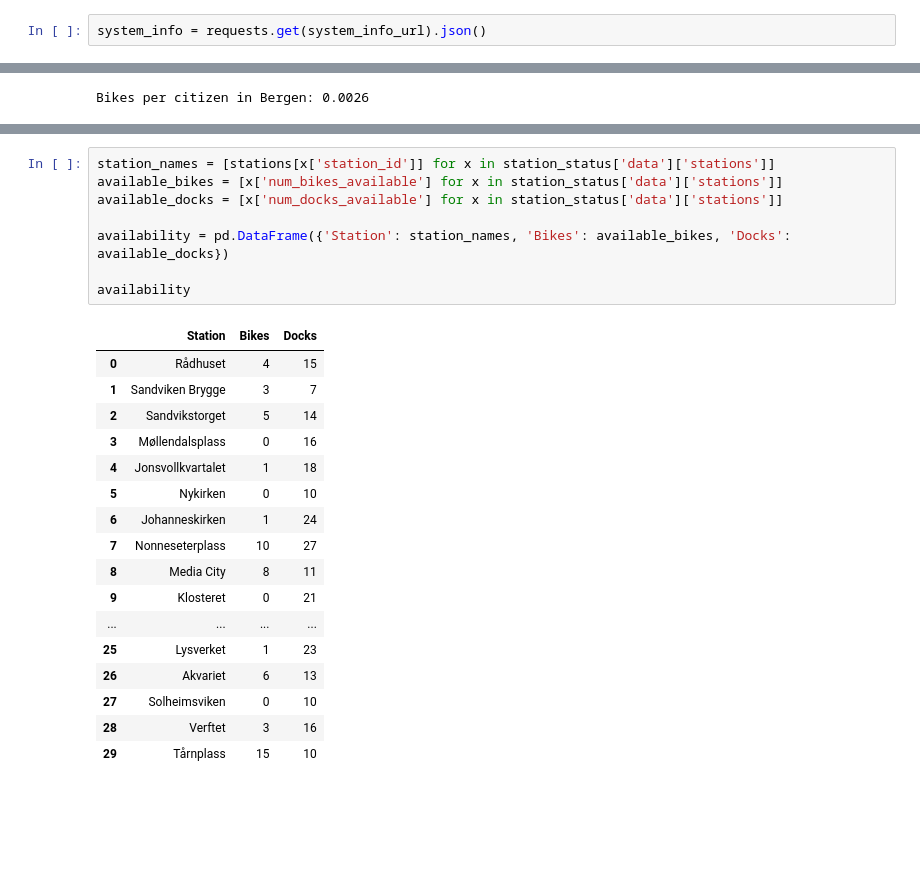
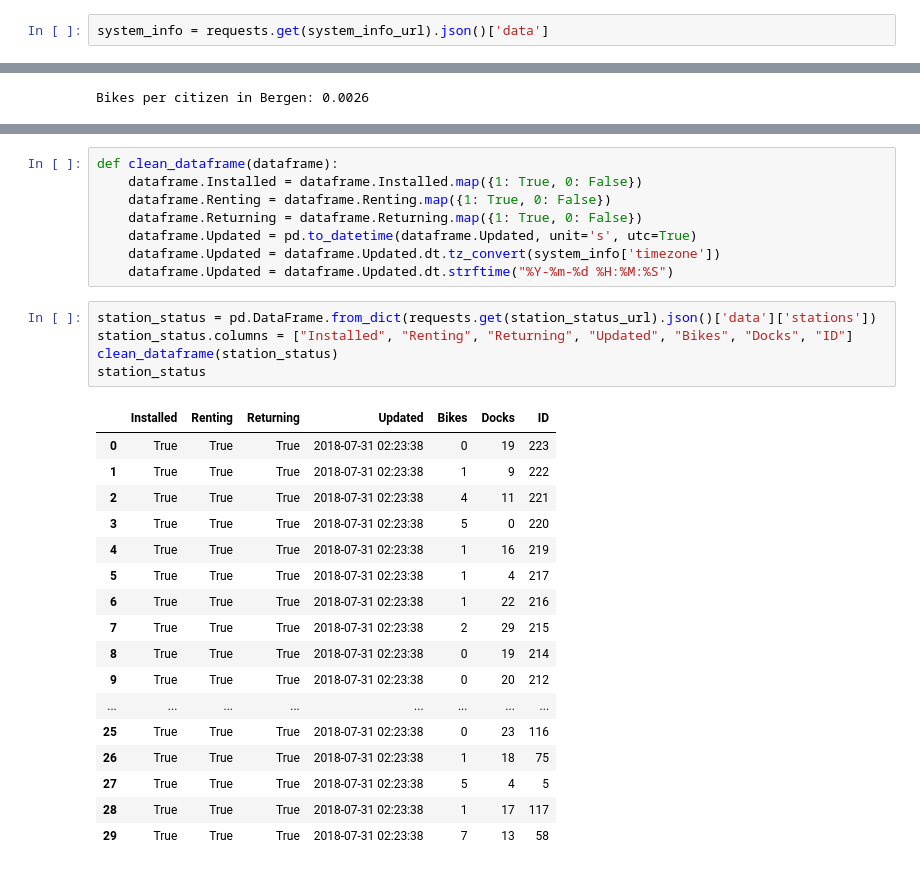
Before and after one commit to sondr3/jupyter-fun, a Jupyter notebook: Bergen Bysykkel API.ipynb, the cells around one changed output, grey strips where cells are left out. Saved outputs shown, nothing was run; the diff lists cells and outputs as text; blank space fills up the shorter version.

```diff
--- a/Bergen Bysykkel API.ipynb
+++ b/Bergen Bysykkel API.ipynb
@@ -17,7 +18,7 @@ system_info_url = 'http://gbfs.urbansharing.com/bergen-city-bike/system_informat
 station_info_url = 'http://gbfs.urbansharing.com/bergen-city-bike/station_information.json'
 station_status_url = 'http://gbfs.urbansharing.com/bergen-city-bike/station_status.json'
 # %%
-system_info = requests.get(system_info_url).json()
+system_info = requests.get(system_info_url).json()['data']
 # %%
 print(json.dumps(system_info, indent=4, ensure_ascii=False))
 # %% [output]
@@ -78,26 +66,31 @@ pd.DataFrame.from_dict(stations, orient='index', columns=['Name'])
-# %%
-station_names = [stations[x['station_id']] for x in station_status['data']['stations']]
-available_bikes = [x['num_bikes_available'] for x in station_status['data']['stations']]
-available_docks = [x['num_docks_available'] for x in station_status['data']['stations']]
-
-availability = pd.DataFrame({'Station': station_names, 'Bikes': available_bikes, 'Docks': available_docks})
-
-availability
-# %% [output]
-|  | Station | Bikes | Docks |
-| 0 | Rådhuset | 4 | 15 |
-| 1 | Sandviken Brygge | 3 | 7 |
-| 2 | Sandvikstorget | 5 | 14 |
-| 3 | Møllendalsplass | 0 | 16 |
-| 4 | Jonsvollkvartalet | 1 | 18 |
-| 5 | Nykirken | 0 | 10 |
-| 6 | Johanneskirken | 1 | 24 |
-| 7 | Nonneseterplass | 10 | 27 |
-| 8 | Media City | 8 | 11 |
-| 9 | Klosteret | 0 | 21 |
-| ... | ... | ... | ... |
-| 25 | Lysverket | 1 | 23 |
-| 26 | Akvariet | 6 | 13 |
-| 27 | Solheimsviken | 0 | 10 |
-| 28 | Verftet | 3 | 16 |
-| 29 | Tårnplass | 15 | 10 |
+# %%
+def clean_dataframe(dataframe):
+    dataframe.Installed = dataframe.Installed.map({1: True, 0: False})
+    dataframe.Renting = dataframe.Renting.map({1: True, 0: False})
+    dataframe.Returning = dataframe.Returning.map({1: True, 0: False})
+    dataframe.Updated = pd.to_datetime(dataframe.Updated, unit='s', utc=True)
+    dataframe.Updated = dataframe.Updated.dt.tz_convert(system_info['timezone'])
+    dataframe.Updated = dataframe.Updated.dt.strftime("%Y-%m-%d %H:%M:%S")
+# %%
+station_status = pd.DataFrame.from_dict(requests.get(station_status_url).json()['data']['stations'])
+station_status.columns = ["Installed", "Renting", "Returning", "Updated", "Bikes", "Docks", "ID"]
+clean_dataframe(station_status)
+station_status
+# %% [output]
+|  | Installed | Renting | Returning | Updated | Bikes | Docks | ID |
+| 0 | True | True | True | 2018-07-31 02:23:38 | 0 | 19 | 223 |
+| 1 | True | True | True | 2018-07-31 02:23:38 | 1 | 9 | 222 |
+| 2 | True | True | True | 2018-07-31 02:23:38 | 4 | 11 | 221 |
+| 3 | True | True | True | 2018-07-31 02:23:38 | 5 | 0 | 220 |
+| 4 | True | True | True | 2018-07-31 02:23:38 | 1 | 16 | 219 |
+| 5 | True | True | True | 2018-07-31 02:23:38 | 1 | 4 | 217 |
+| 6 | True | True | True | 2018-07-31 02:23:38 | 1 | 22 | 216 |
+| 7 | True | True | True | 2018-07-31 02:23:38 | 2 | 29 | 215 |
+| 8 | True | True | True | 2018-07-31 02:23:38 | 0 | 19 | 214 |
+| 9 | True | True | True | 2018-07-31 02:23:38 | 0 | 20 | 212 |
+| ... | ... | ... | ... | ... | ... | ... | ... |
+| 25 | True | True | True | 2018-07-31 02:23:38 | 0 | 23 | 116 |
+| 26 | True | True | True | 2018-07-31 02:23:38 | 1 | 18 | 75 |
+| 27 | True | True | True | 2018-07-31 02:23:38 | 5 | 4 | 5 |
+| 28 | True | True | True | 2018-07-31 02:23:38 | 1 | 17 | 117 |
+| 29 | True | True | True | 2018-07-31 02:23:38 | 7 | 13 | 58 |
```
Also changed, not shown: parts of 13 cells of this notebook.
